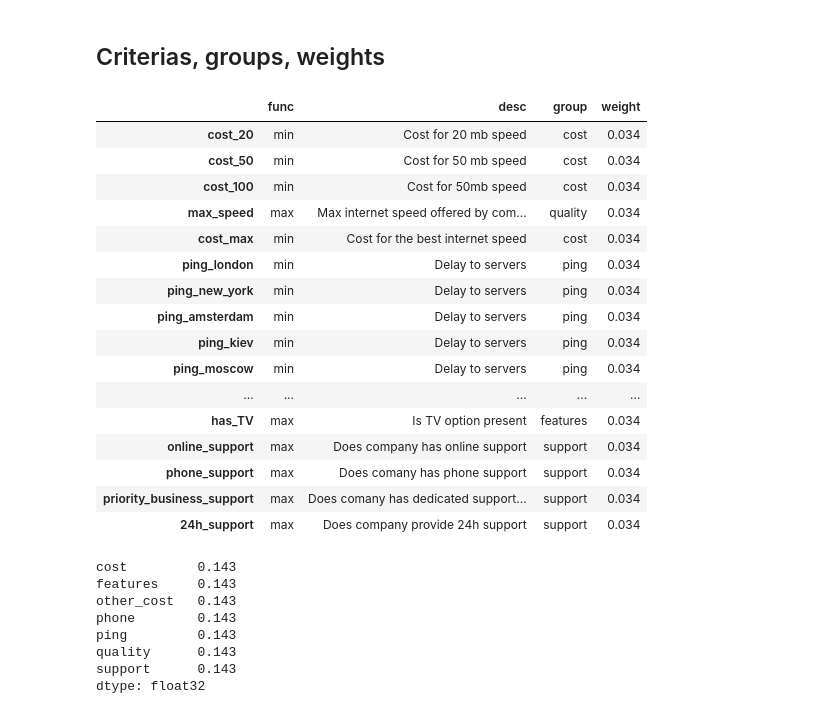
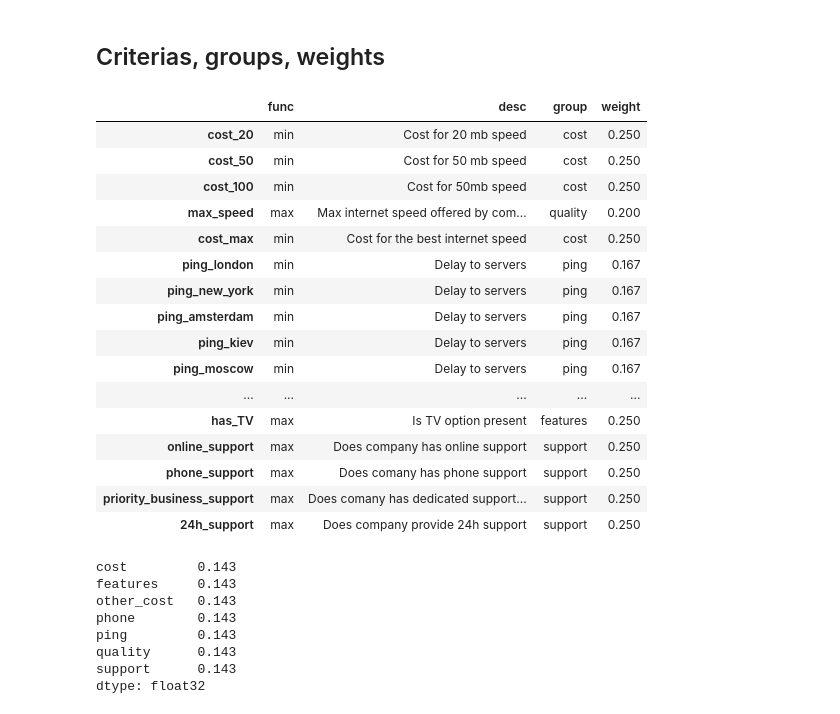
Before and after one commit to FreeLike76/KpiDataScience, a Jupyter notebook: Lab4/ds4_main.ipynb, the cells around one changed output. Saved outputs shown, nothing was run; the diff lists cells and outputs as text; code cells hidden in the pictures.

```diff
--- a/Lab4/ds4_main.ipynb
+++ b/Lab4/ds4_main.ipynb
@@ -146,52 +146,52 @@ df_description.loc["cutoffs_past_year"]["func"] = "min"
 df_description.loc["cutoffs_past_year"]["desc"] = "Number of technical difficulties, reported last year"
 df_description.loc["cutoffs_past_year"]["group"] = "quality"
 
 df_description.loc["has_fiber_glass"]["func"] = "max"
 df_description.loc["has_fiber_glass"]["desc"] = "Does provider use fiber glass"
 df_description.loc["has_fiber_glass"]["group"] = "features"
 
 df_description.loc["has_TV"]["func"] = "max"
 df_description.loc["has_TV"]["desc"] = "Is TV option present"
 df_description.loc["has_TV"]["group"] = "features"
 
 df_description.loc["online_support"]["func"] = "max"
 df_description.loc["online_support"]["desc"] = "Does company has online support"
 df_description.loc["online_support"]["group"] = "support"
 
 df_description.loc["phone_support"]["func"] = "max"
 df_description.loc["phone_support"]["desc"] = "Does comany has phone support"
 df_description.loc["phone_support"]["group"] = "support"
 
 df_description.loc["priority_business_support"]["func"] = "max"
 df_description.loc["priority_business_support"]["desc"] = "Does comany has dedicated support channel for bussines owners"
 df_description.loc["priority_business_support"]["group"] = "support"
 
 df_description.loc["24h_support"]["func"] = "max"
 df_description.loc["24h_support"]["desc"] = "Does company provide 24h support"
 df_description.loc["24h_support"]["group"] = "support"
 
-df_description["weight"] = np.ones((df_description.shape[0])) / df_description.shape[0]
-
-
+# weights of feature = 1 / (# features in this group)
+df_description = pd.merge(df_description, 1 / df_description["group"].value_counts(), how="left", left_on="group", right_index=True)
+df_description.rename(columns={"group_x": "group", "group_y": "weight"}, inplace=True)
 df_description
 # %% [output]
 |  | func | desc | group | weight |
-| cost_20 | min | Cost for 20 mb speed | cost | 0.034 |
-| cost_50 | min | Cost for 50 mb speed | cost | 0.034 |
-| cost_100 | min | Cost for 50mb speed | cost | 0.034 |
-| max_speed | max | Max internet speed offered by com... | quality | 0.034 |
-| cost_max | min | Cost for the best internet speed | cost | 0.034 |
-| ping_london | min | Delay to servers | ping | 0.034 |
-| ping_new_york | min | Delay to servers | ping | 0.034 |
-| ping_amsterdam | min | Delay to servers | ping | 0.034 |
-| ping_kiev | min | Delay to servers | ping | 0.034 |
-| ping_moscow | min | Delay to servers | ping | 0.034 |
+| cost_20 | min | Cost for 20 mb speed | cost | 0.250 |
+| cost_50 | min | Cost for 50 mb speed | cost | 0.250 |
+| cost_100 | min | Cost for 50mb speed | cost | 0.250 |
+| max_speed | max | Max internet speed offered by com... | quality | 0.200 |
+| cost_max | min | Cost for the best internet speed | cost | 0.250 |
+| ping_london | min | Delay to servers | ping | 0.167 |
+| ping_new_york | min | Delay to servers | ping | 0.167 |
+| ping_amsterdam | min | Delay to servers | ping | 0.167 |
+| ping_kiev | min | Delay to servers | ping | 0.167 |
+| ping_moscow | min | Delay to servers | ping | 0.167 |
 | ... | ... | ... | ... | ... |
-| has_TV | max | Is TV option present | features | 0.034 |
-| online_support | max | Does company has online support | support | 0.034 |
-| phone_support | max | Does comany has phone support | support | 0.034 |
-| priority_business_support | max | Does comany has dedicated support... | support | 0.034 |
-| 24h_support | max | Does company provide 24h support | support | 0.034 |
+| has_TV | max | Is TV option present | features | 0.250 |
+| online_support | max | Does company has online support | support | 0.250 |
+| phone_support | max | Does comany has phone support | support | 0.250 |
+| priority_business_support | max | Does comany has dedicated support... | support | 0.250 |
+| 24h_support | max | Does company provide 24h support | support | 0.250 |
 # %%
 groups = np.unique(df_description["group"].values)
 group_weights = pd.Series(np.ones((groups.shape[0])) / groups.shape[0], index=groups, dtype=np.float32)
```
Also changed, not shown: parts of 1 cell of this notebook.
